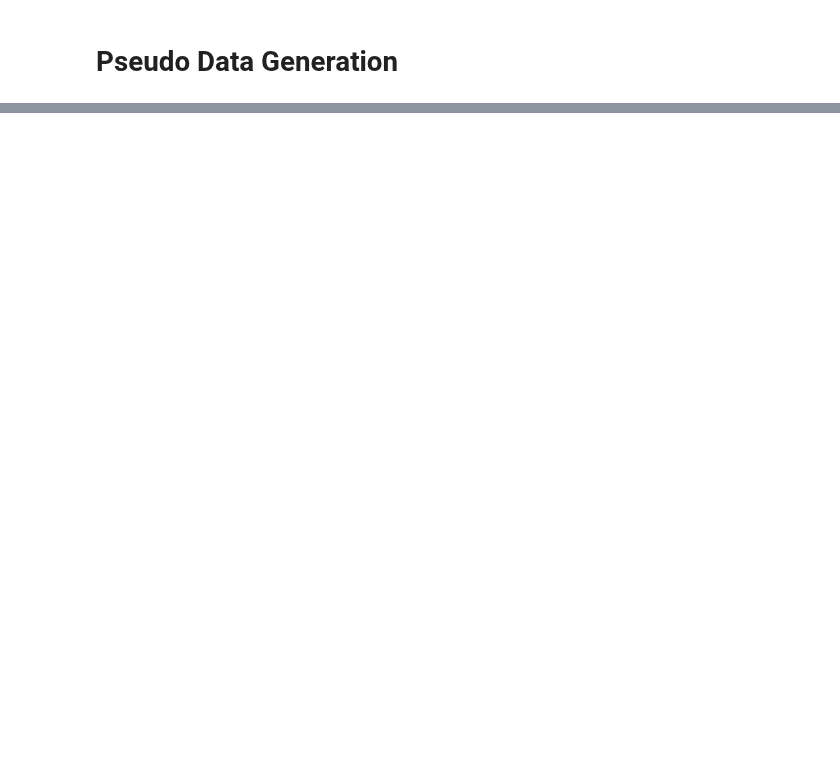
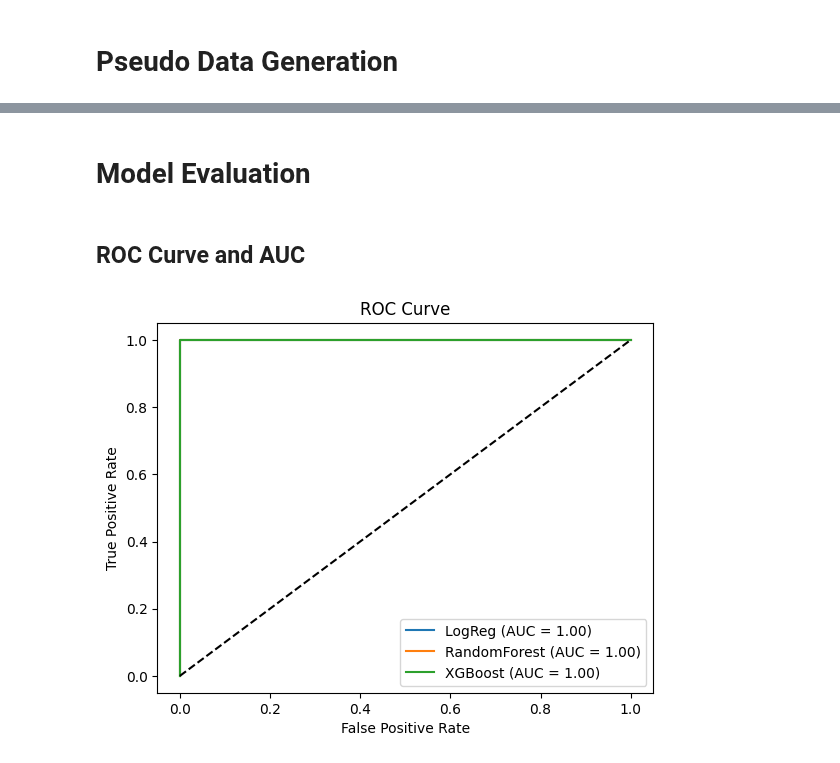
Before and after one commit to zafe312/TB-treatment-success-analysis, a Jupyter notebook: main.ipynb, the cells around one changed output, grey strips where cells are left out. Saved outputs shown, nothing was run; the diff lists cells and outputs as text; code cells hidden in the pictures; blank space fills up the shorter version.

Commit message:
Logistic Regression, Random Forest, XGBoost done

```diff
--- a/main.ipynb
+++ b/main.ipynb
@@ -85,0 +228,3 @@ df_all.to_csv(csv_path, index=False)
+# %%
+df_encoded = pd.get_dummies(df, drop_first=True)
+df_encoded.keys()
@@ -85,0 +262,9 @@ df_all.to_csv(csv_path, index=False)
+# %%
+from sklearn.linear_model import LogisticRegression
+from sklearn.metrics import classification_report
+
+lr = LogisticRegression(max_iter=1000)
+lr.fit(X_train, y_train)
+y_pred_lr = lr.predict(X_test)
+
+print("Logistic Regression Results:\n", classification_report(y_test, y_pred_lr))
@@ -85,0 +283,8 @@ df_all.to_csv(csv_path, index=False)
+# %%
+from sklearn.ensemble import RandomForestClassifier
+
+rf = RandomForestClassifier(n_estimators=100, random_state=42)
+rf.fit(X_train, y_train)
+y_pred_rf = rf.predict(X_test)
+
+print("Random Forest Results:\n", classification_report(y_test, y_pred_rf))
@@ -85,0 +303,8 @@ df_all.to_csv(csv_path, index=False)
+# %%
+import xgboost as xgb
+
+xgb_model = xgb.XGBClassifier(use_label_encoder=False, eval_metric='logloss')
+xgb_model.fit(X_train, y_train)
+y_pred_xgb = xgb_model.predict(X_test)
+
+print("XGBoost Results:\n", classification_report(y_test, y_pred_xgb))
@@ -85,0 +324,23 @@ df_all.to_csv(csv_path, index=False)
+# %% [markdown]
+# Model Evaluation
+# %% [markdown]
+## ROC Curve and AUC
+# %%
+from sklearn.metrics import roc_auc_score, roc_curve
+
+models = {'LogReg': lr, 'RandomForest': rf, 'XGBoost': xgb_model}
+
+for name, model in models.items():
+    y_probs = model.predict_proba(X_test)[:, 1]
+    fpr, tpr, _ = roc_curve(y_test, y_probs)
+    auc = roc_auc_score(y_test, y_probs)
+    plt.plot(fpr, tpr, label=f"{name} (AUC = {auc:.2f})")
+
+plt.plot([0, 1], [0, 1], 'k--')
+plt.xlabel('False Positive Rate')
+plt.ylabel('True Positive Rate')
+plt.title('ROC Curve')
+plt.legend()
+plt.show()
+# %% [output]
+[figure, added]
```
Also changed, not shown: parts of 34 cells of this notebook, 1 other file.
